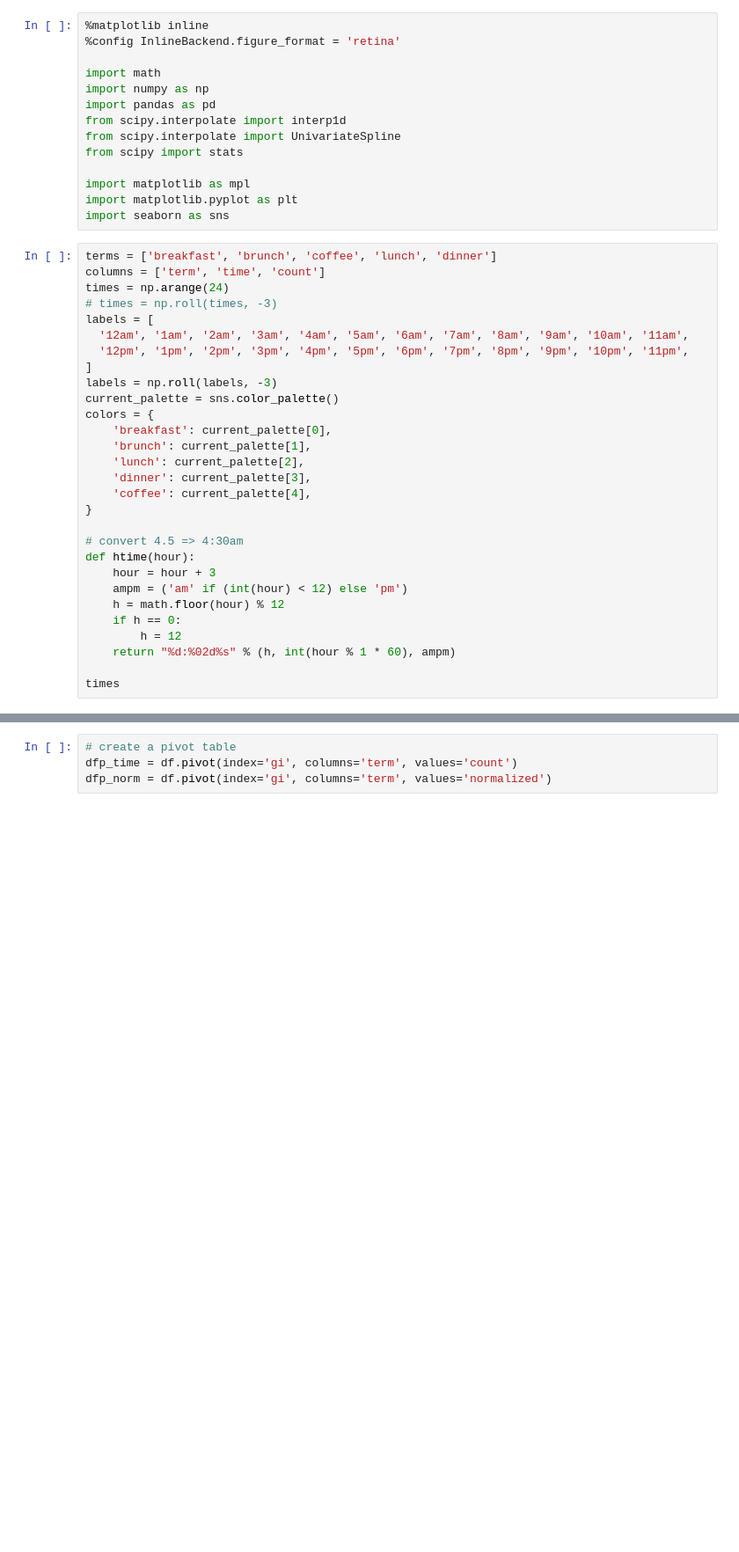
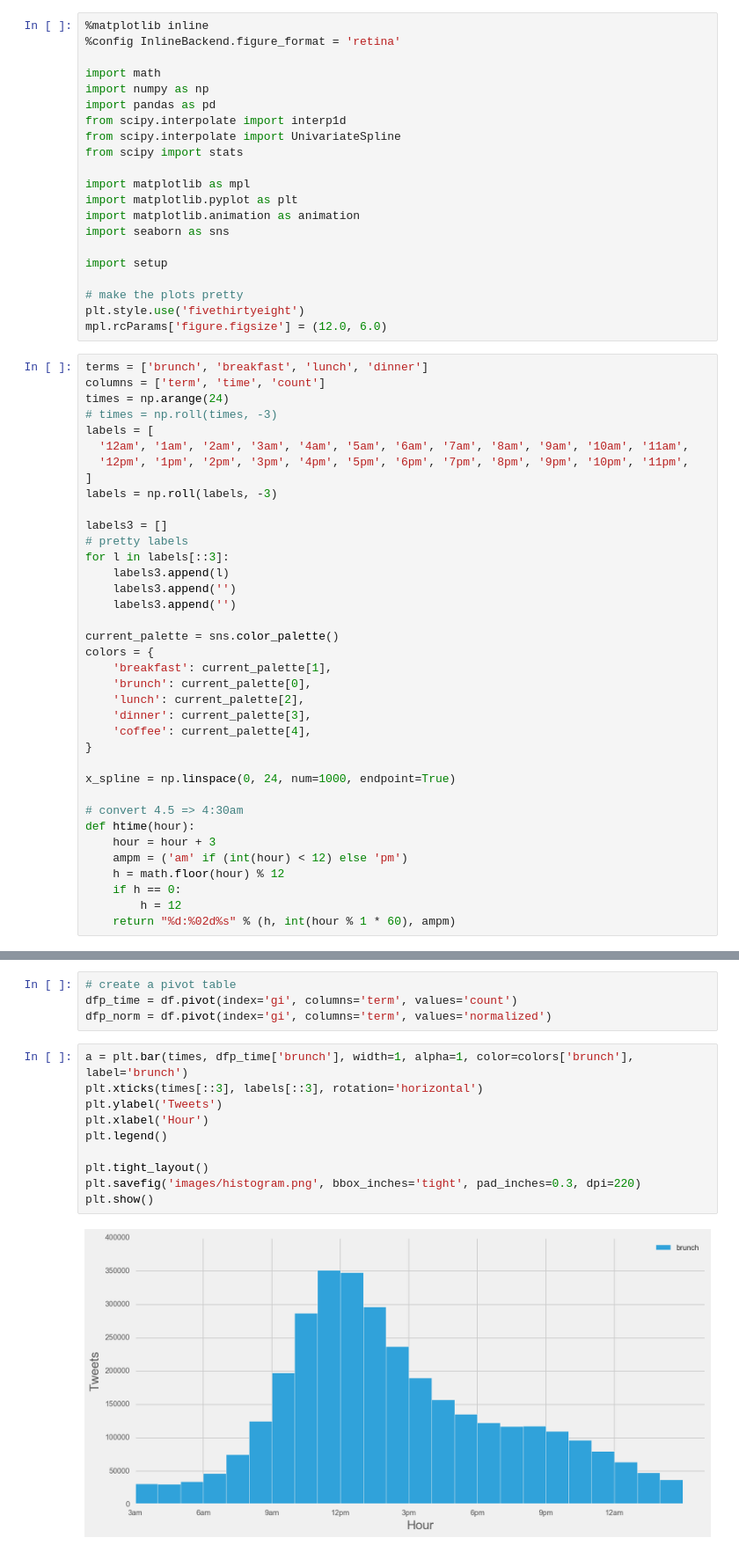
Before and after one commit to bjacobso/brunch, a Jupyter notebook: Brunch Analysis.ipynb, the cells around one changed output, grey strips where cells are left out. Shown at 88% size. Drawn from its saved outputs; the diff is of its cells as text; blank space fills up the shorter version.

```diff
--- a/Brunch Analysis.ipynb
+++ b/Brunch Analysis.ipynb
@@ -11,9 +11,16 @@ from scipy import stats
 
 import matplotlib as mpl
 import matplotlib.pyplot as plt
+import matplotlib.animation as animation
 import seaborn as sns
+
+import setup
+
+# make the plots pretty
+plt.style.use('fivethirtyeight')
+mpl.rcParams['figure.figsize'] = (12.0, 6.0)
 # %%
-terms = ['breakfast', 'brunch', 'coffee', 'lunch', 'dinner']
+terms = ['brunch', 'breakfast', 'lunch', 'dinner']
 columns = ['term', 'time', 'count']
 times = np.arange(24)
 # times = np.roll(times, -3)
@@ -22,14 +29,24 @@ labels = [
   '12pm', '1pm', '2pm', '3pm', '4pm', '5pm', '6pm', '7pm', '8pm', '9pm', '10pm', '11pm',
 ]
 labels = np.roll(labels, -3)
+
+labels3 = []
+# pretty labels
+for l in labels[::3]:
+    labels3.append(l)
+    labels3.append('')
+    labels3.append('')
+
 current_palette = sns.color_palette()
 colors = {
-    'breakfast': current_palette[0],
-    'brunch': current_palette[1],
+    'breakfast': current_palette[1],
+    'brunch': current_palette[0],
     'lunch': current_palette[2],
     'dinner': current_palette[3],
     'coffee': current_palette[4],
 }
+
+x_spline = np.linspace(0, 24, num=1000, endpoint=True)
 
 # convert 4.5 => 4:30am
 def htime(hour):
@@ -39,5 +56,3 @@ def htime(hour):
     if h == 0:
         h = 12
     return "%d:%02d%s" % (h, int(hour % 1 * 60), ampm)
-
-times
@@ -63,3 +75,15 @@ for term in terms:
 # create a pivot table
 dfp_time = df.pivot(index='gi', columns='term', values='count')
 dfp_norm = df.pivot(index='gi', columns='term', values='normalized')
+# %%
+a = plt.bar(times, dfp_time['brunch'], width=1, alpha=1, color=colors['brunch'], label='brunch')
+plt.xticks(times[::3], labels[::3], rotation='horizontal')
+plt.ylabel('Tweets')
+plt.xlabel('Hour')
+plt.legend()
+
+plt.tight_layout()
+plt.savefig('images/histogram.png', bbox_inches='tight', pad_inches=0.3, dpi=220)
+plt.show()
+# %% [output]
+[figure, added]
```
Also changed, not shown: parts of 14 cells of this notebook, 13 other files.
